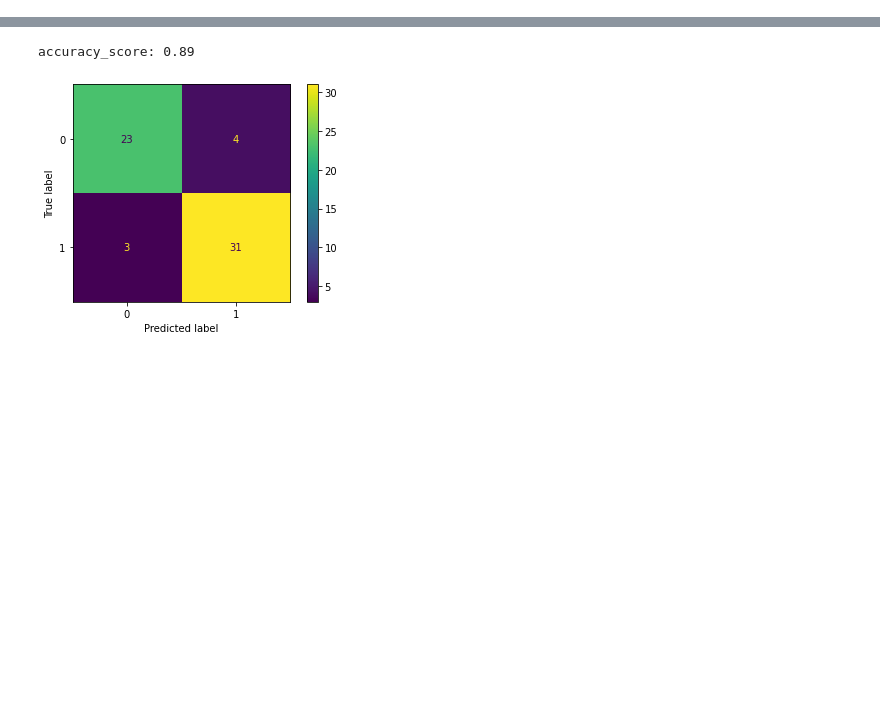
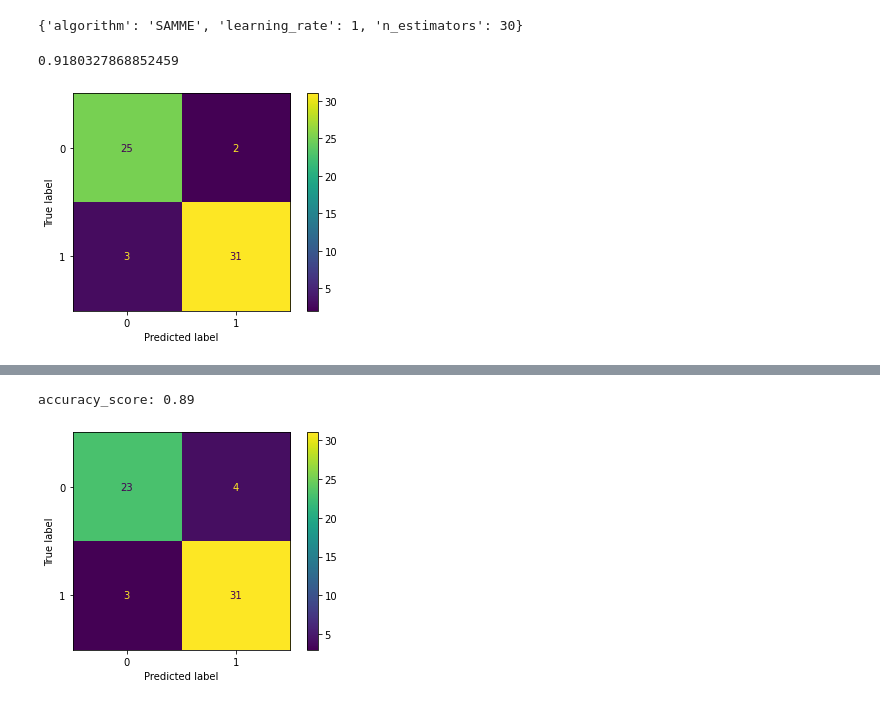
Before and after one commit to Abubakr1710/Hipocratia, a Jupyter notebook: feat_augm.ipynb, the cells around one changed output, grey strips where cells are left out. Saved outputs shown, nothing was run; the diff lists cells and outputs as text; code cells hidden in the pictures; blank space fills up the shorter version.

Commit message:
final model

```diff
--- a/feat_augm.ipynb
+++ b/feat_augm.ipynb
@@ -46,0 +34,36 @@ num_prep = ColumnTransformer([('num_prepo', StandardScaler(), num_var)],
+# %%
+# Preprocessor
+num_var = ['age', 'trtbps', 'chol', 'thalachh', 'oldpeak']
+cat_var = ['sex','cp','fbs','restecg','exng','slp','caa','thall']
+
+# cat_prep = Pipeline(steps=[('ordinal', OrdinalEncoder(), cat_var)])
+
+# num_prep = Pipeline(steps=[('scaler', StandardScaler(), num_var)])
+
+
+tree_prep = ColumnTransformer(transformers=[('ordinal', OrdinalEncoder(), cat_var), ('scaler', StandardScaler(), num_var)], remainder='drop')
+# %%
+classifiers = {'Random Forest': RandomForestClassifier(n_estimators=100),
+                'AdaBoost': AdaBoostClassifier(n_estimators=50),
+                'Gradient Boost': GradientBoostingClassifier(n_estimators=100),
+                'Extratree': ExtraTreesClassifier(n_estimators=100),
+                'Svc':SVC(C=1),
+                'Logis_Regres':LogisticRegression()}
+
+classifiers = {name: make_pipeline(tree_prep,model) for name, model in classifiers.items()}
+# %%
+results = pd.DataFrame({'Model': [], 'Accuracy': [], 'Bal Acc.': [], 'Time': []})
+for model_name, model in classifiers.items():
+    start_time = time.time()
+    model.fit(X_train,y_train)
+    predictions = model.predict(X_test)
+    total_time = time.time()- start_time
+    results = results.append({'Model': model_name,
+                            'Accuracy': metrics.accuracy_score(y_test, predictions)*100,
+                            'Bal Acc.': metrics.balanced_accuracy_score(y_test,predictions)*100,
+                            'Time': total_time},
+                            ignore_index=True)
+
+results_ord = results.sort_values(by=['Accuracy'], ascending=False, ignore_index=True)
+results_ord.index += 1
+results_ord.style.bar(subset=['Accuracy', 'Bal Acc.'], vmin=0, vmax=100, color='#5fba7d')
@@ -46,0 +95,17 @@ num_prep = ColumnTransformer([('num_prepo', StandardScaler(), num_var)],
+# %%
+grd.best_params_
+# %% [output]
+{'algorithm': 'SAMME', 'learning_rate': 1, 'n_estimators': 30}
+# %%
+ada_boost = AdaBoostClassifier(n_estimators=50, algorithm='SAMME.R', learning_rate=1)
+ada_boost.fit(X_train,y_train)
+predicts = ada_boost.predict(X_test)
+scores = (predicts==y_test).sum()/len(y_test)
+scores
+# %% [output]
+0.9180327868852459
+# %%
+plot_confusion_matrix(ada_boost, X_test, y_test)
+plt.show()
+# %% [output]
+[figure, added]
```
Also changed, not shown: parts of 10 cells of this notebook, 2 other files.
